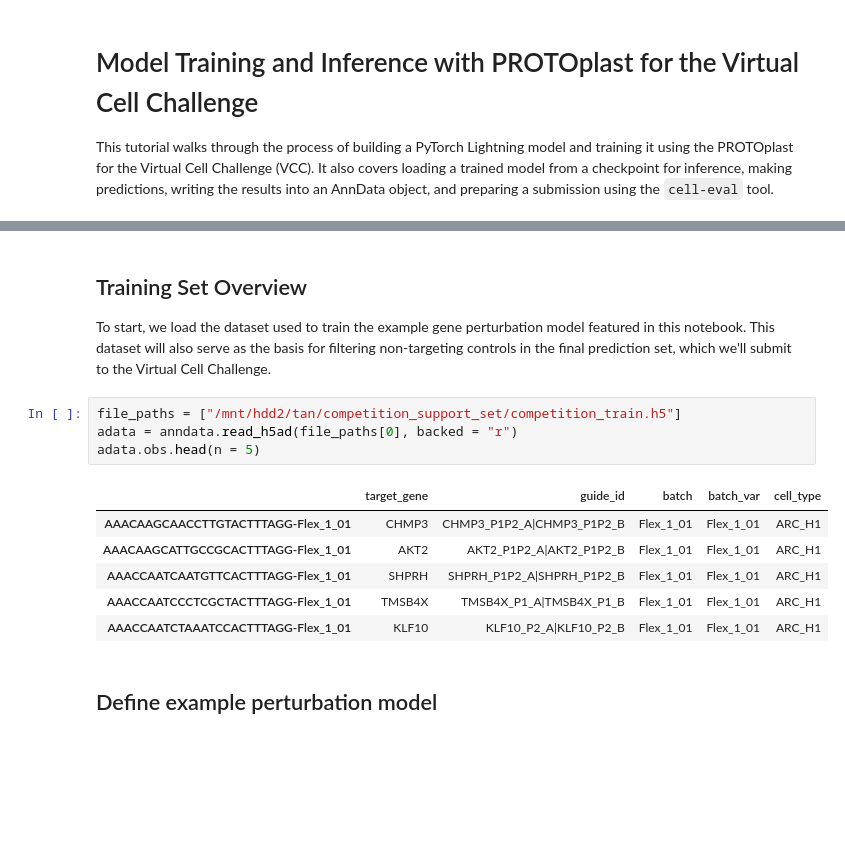
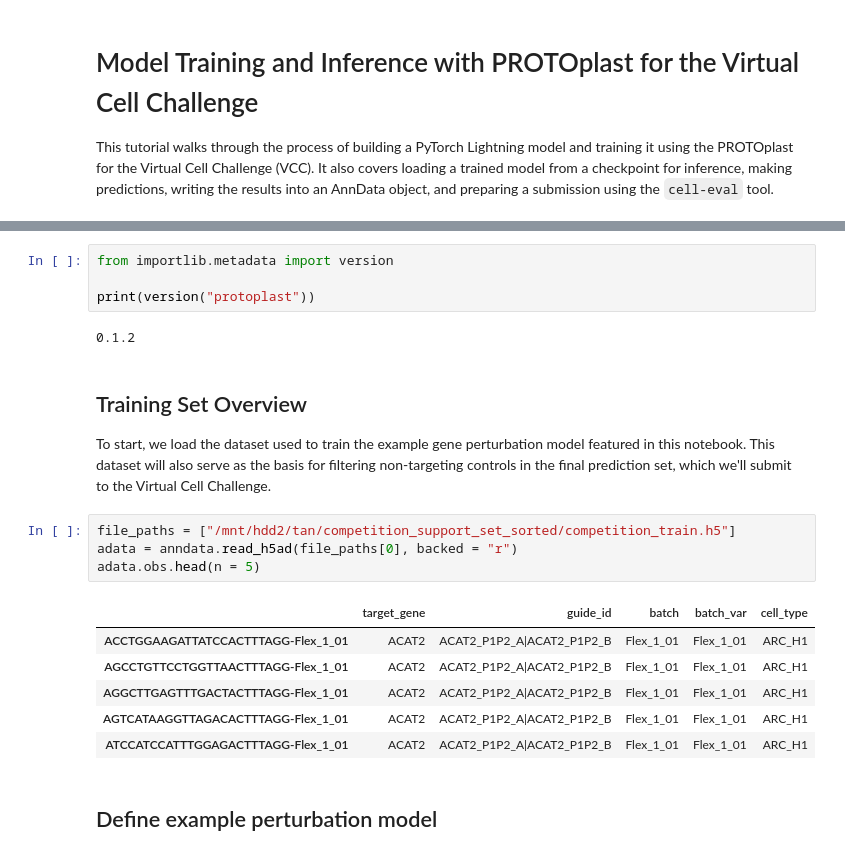
Before and after one commit to dataxight/protoplast-ml-example, a Jupyter notebook: notebooks/protoplast_vcc.ipynb, the cells around one changed output, grey strips where cells are left out. Saved outputs shown, nothing was run; the diff lists cells and outputs as text; blank space fills up the shorter version.

```diff
--- a/notebooks/protoplast_vcc.ipynb
+++ b/notebooks/protoplast_vcc.ipynb
@@ -26,17 +27,23 @@ from ray.train.lightning import RayDDPStrategy
+# %%
+from importlib.metadata import version
+
+print(version("protoplast"))
+# %% [output]
+0.1.2
 # %% [markdown]
 ## Training Set Overview
 To start, we load the dataset used to train the example gene perturbation model featured in this notebook. This dataset will also serve as the basis for filtering non-targeting controls in the final prediction set, which we'll submit to the Virtual Cell Challenge.
 # %%
-file_paths = ["/mnt/hdd2/tan/competition_support_set/competition_train.h5"]
+file_paths = ["/mnt/hdd2/tan/competition_support_set_sorted/competition_train.h5"]
 adata = anndata.read_h5ad(file_paths[0], backed = "r")
 adata.obs.head(n = 5)
 # %% [output]
 |  | target_gene | guide_id | batch | batch_var | cell_type |
-| AAACAAGCAACCTTGTACTTTAGG-Flex_1_01 | CHMP3 | CHMP3_P1P2_A|CHMP3_P1P2_B | Flex_1_01 | Flex_1_01 | ARC_H1 |
-| AAACAAGCATTGCCGCACTTTAGG-Flex_1_01 | AKT2 | AKT2_P1P2_A|AKT2_P1P2_B | Flex_1_01 | Flex_1_01 | ARC_H1 |
-| AAACCAATCAATGTTCACTTTAGG-Flex_1_01 | SHPRH | SHPRH_P1P2_A|SHPRH_P1P2_B | Flex_1_01 | Flex_1_01 | ARC_H1 |
-| AAACCAATCCCTCGCTACTTTAGG-Flex_1_01 | TMSB4X | TMSB4X_P1_A|TMSB4X_P1_B | Flex_1_01 | Flex_1_01 | ARC_H1 |
-| AAACCAATCTAAATCCACTTTAGG-Flex_1_01 | KLF10 | KLF10_P2_A|KLF10_P2_B | Flex_1_01 | Flex_1_01 | ARC_H1 |
+| ACCTGGAAGATTATCCACTTTAGG-Flex_1_01 | ACAT2 | ACAT2_P1P2_A|ACAT2_P1P2_B | Flex_1_01 | Flex_1_01 | ARC_H1 |
+| AGCCTGTTCCTGGTTAACTTTAGG-Flex_1_01 | ACAT2 | ACAT2_P1P2_A|ACAT2_P1P2_B | Flex_1_01 | Flex_1_01 | ARC_H1 |
+| AGGCTTGAGTTTGACTACTTTAGG-Flex_1_01 | ACAT2 | ACAT2_P1P2_A|ACAT2_P1P2_B | Flex_1_01 | Flex_1_01 | ARC_H1 |
+| AGTCATAAGGTTAGACACTTTAGG-Flex_1_01 | ACAT2 | ACAT2_P1P2_A|ACAT2_P1P2_B | Flex_1_01 | Flex_1_01 | ARC_H1 |
+| ATCCATCCATTTGGAGACTTTAGG-Flex_1_01 | ACAT2 | ACAT2_P1P2_A|ACAT2_P1P2_B | Flex_1_01 | Flex_1_01 | ARC_H1 |
 # %% [markdown]
 ## Define example perturbation model
 # %%
```
Also changed, not shown: parts of 8 cells of this notebook.
